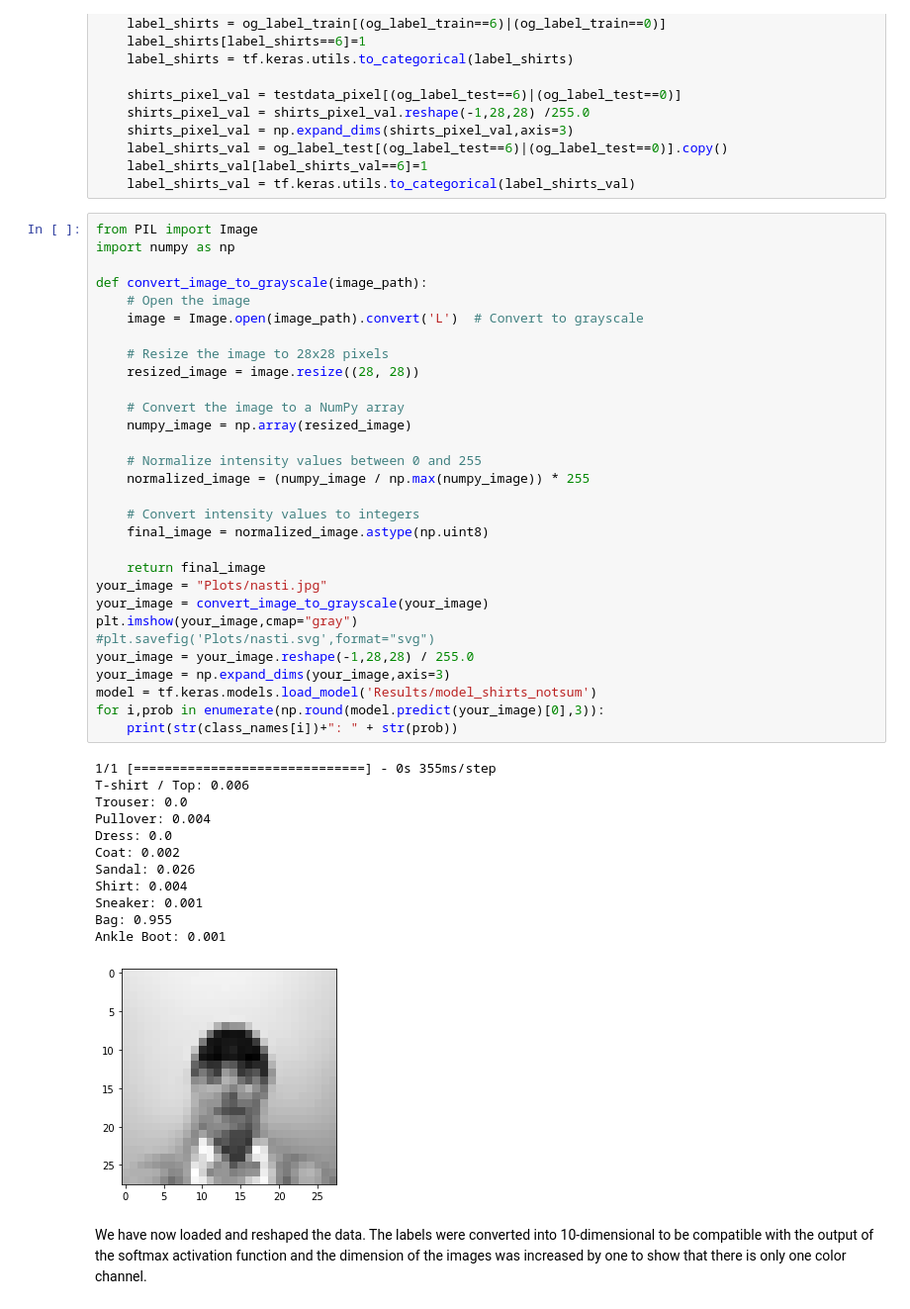
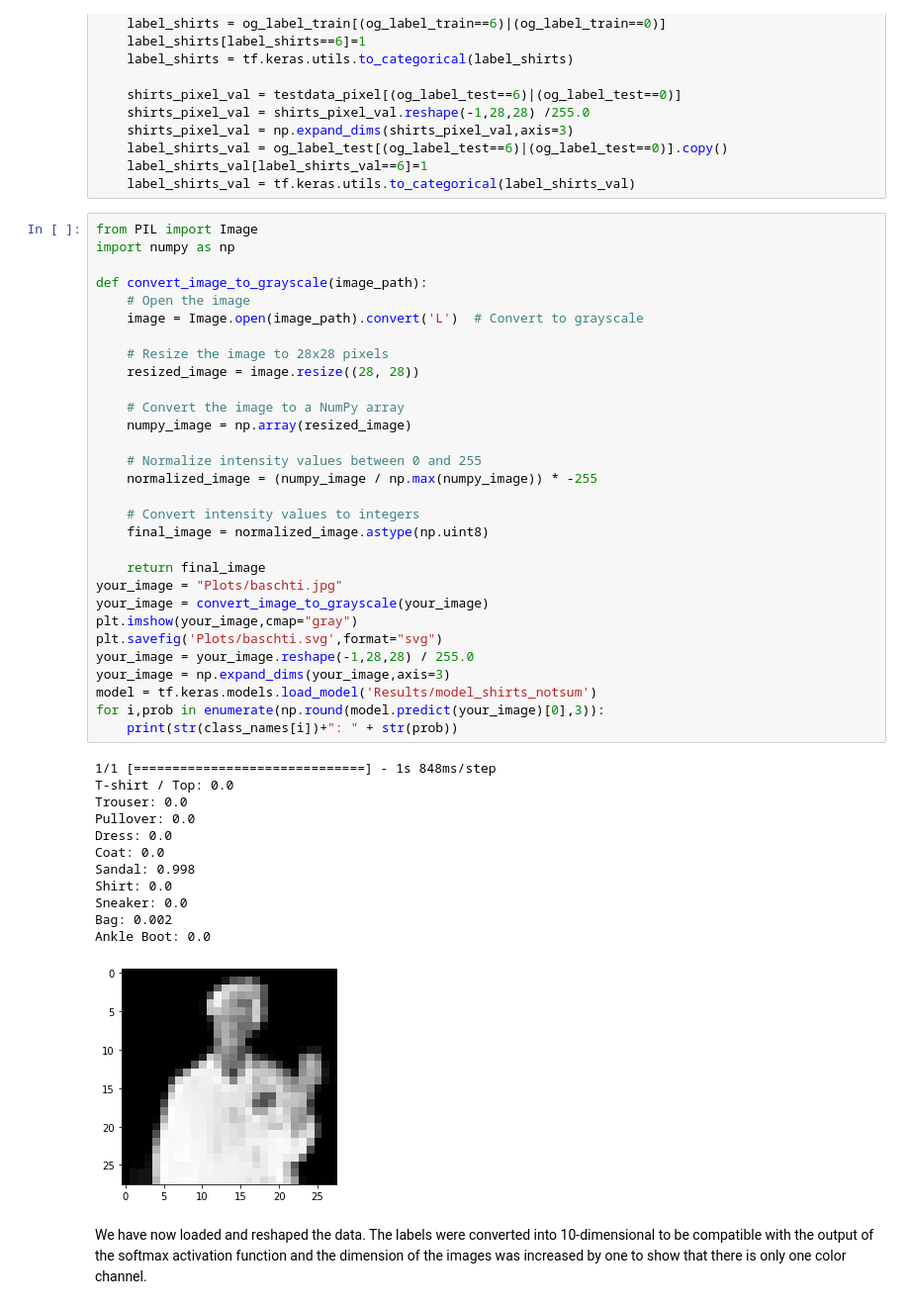
Before and after one commit to datascience-mobi-2023/topic01_team04, a Jupyter notebook: cnn.ipynb, the cells around one changed output. Shown at 99% size. Cells and saved outputs as stored; diff of their text form.

Commit message:
i am a sandal

```diff
--- a/cnn.ipynb
+++ b/cnn.ipynb
@@ -71,46 +71,46 @@ if summarize_shirt == True:
 # %%
 from PIL import Image
 import numpy as np
 
 def convert_image_to_grayscale(image_path):
     # Open the image
     image = Image.open(image_path).convert('L')  # Convert to grayscale
 
     # Resize the image to 28x28 pixels
     resized_image = image.resize((28, 28))
 
     # Convert the image to a NumPy array
     numpy_image = np.array(resized_image)
 
     # Normalize intensity values between 0 and 255
-    normalized_image = (numpy_image / np.max(numpy_image)) * 255
+    normalized_image = (numpy_image / np.max(numpy_image)) * -255
 
     # Convert intensity values to integers
     final_image = normalized_image.astype(np.uint8)
 
     return final_image
-your_image = "Plots/nasti.jpg"
+your_image = "Plots/baschti.jpg"
 your_image = convert_image_to_grayscale(your_image)
 plt.imshow(your_image,cmap="gray")
-#plt.savefig('Plots/nasti.svg',format="svg")
+plt.savefig('Plots/baschti.svg',format="svg")
 your_image = your_image.reshape(-1,28,28) / 255.0
 your_image = np.expand_dims(your_image,axis=3)
 model = tf.keras.models.load_model('Results/model_shirts_notsum')
 for i,prob in enumerate(np.round(model.predict(your_image)[0],3)):
     print(str(class_names[i])+": " + str(prob))
 # %% [output]
-1/1 [==============================] - 0s 355ms/step
-T-shirt / Top: 0.006
+1/1 [==============================] - 1s 848ms/step
+T-shirt / Top: 0.0
 Trouser: 0.0
-Pullover: 0.004
+Pullover: 0.0
 Dress: 0.0
-Coat: 0.002
-Sandal: 0.026
-Shirt: 0.004
-Sneaker: 0.001
-Bag: 0.955
-Ankle Boot: 0.001
+Coat: 0.0
+Sandal: 0.998
+Shirt: 0.0
+Sneaker: 0.0
+Bag: 0.002
+Ankle Boot: 0.0
-[figure, old version]
+[figure, new version]
 # %% [markdown]
 We have now loaded and reshaped the data. The labels were converted into 10-dimensional to be compatible with the output of the softmax activation function and the dimension of the images was increased by one to show that there is only one color channel.
 # %%
```
Also changed, not shown: 5 other files.
